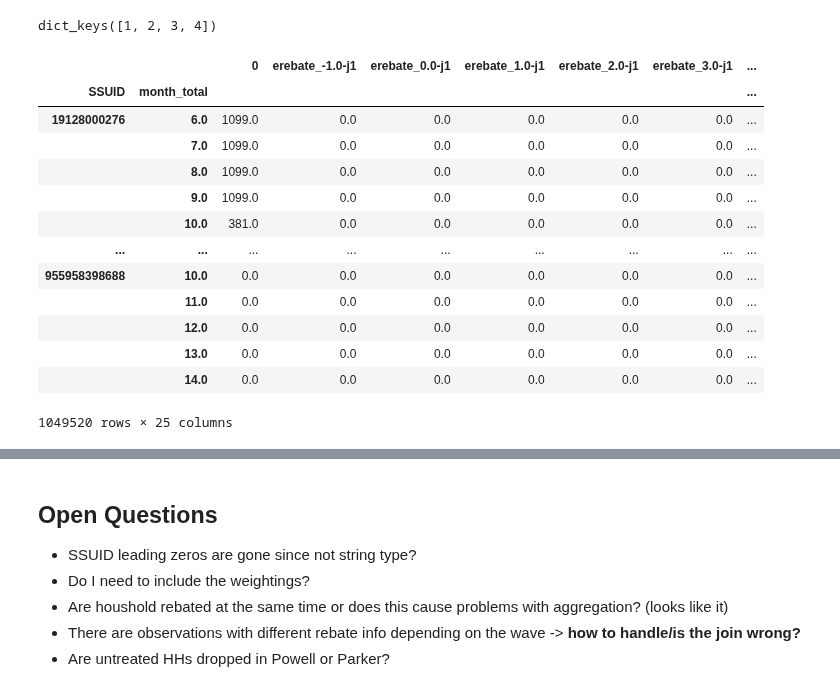
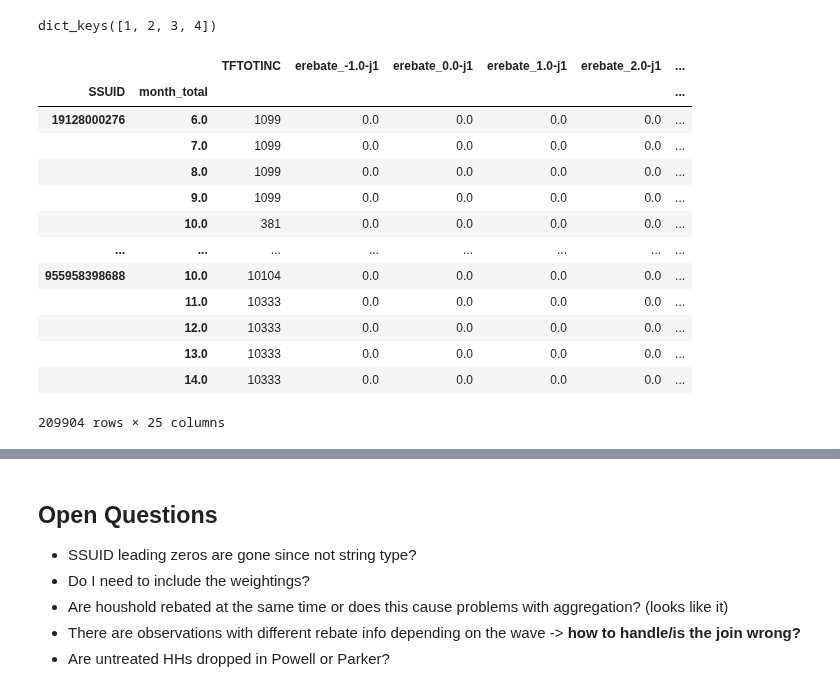
Before and after one commit to MaxDerWeber/MasterThesis, a Jupyter notebook: Data.ipynb, the cells around one changed output, grey strips where cells are left out. Saved outputs shown, nothing was run; the diff lists cells and outputs as text; code cells hidden in the pictures.

Commit message:
FE regression with interaction group dummies.

```diff
--- a/Data.ipynb
+++ b/Data.ipynb
@@ -506,20 +506,6 @@ P-value: 0.0000
 Distribution: F(26247,183642)
 Included effects: Entity, Time
 id: 0x7fa52bc71310
-# %%
-def get_grouping(df_column, group_dict):
-    new_col = df_column.apply(lambda x: next((k for k, v in group_dict.items() if x in v), 0))
-    new_col = new_col.rename(new_col.name + '_flag')
-    return new_col
-
-totinc_dict = {
-    1: range(0,2499),
-    2: range(2500,5999),
-    3: range(5000,12499),
-    4: range(12500,99999)
-}
-
-temp = pd.get_dummies(get_grouping(houshold['TFTOTINC'], totinc_dict))
 # %%
 # next step: estimation with grouping:
 totinc_dict = {
@@ -544,40 +522,40 @@ dict_keys([1, 2, 3, 4])
 # %%
 def get_grouping(df_column, group_dict, reb_dummies_df):
     # get flag indicating the group with the dictionary-mapping:
     new_col = df_column.apply(lambda x: next((k for k, v in group_dict.items() if x in v), 0))
     new_col = new_col.rename(new_col.name + '_flag')
     new_cols = pd.get_dummies(new_col) # get dummies from group flag
 
    # create interaction dummies (group-dummy * rebatelag_dummy) iterating over each group_id and concatenating in the end:
-    df_group_dummies = df_column
+    df_group_dummies = pd.DataFrame(df_column)
     group_lst = group_dict.keys()
     for group_id in group_lst:
         dummies_group = reb_dummies_df.multiply(new_cols[group_id], axis = 'index')
 
         new_dummy_names = []
         for name in dummies_group.columns:
             new_dummy_names.append(name + '-j' + str(group_id))
         dummies_group.columns = new_dummy_names
-        df_group_dummies = pd.concat([df_group_dummies, dummies_group], axis='index')
-        df_group_dummies.replace(np.NaN, 0, inplace = True)
+        df_group_dummies = df_group_dummies.merge(dummies_group,left_index= True, right_index=True)
+        #df_group_dummies.replace(np.NaN, 0, inplace = True)
     return df_group_dummies
 
 
 get_grouping(houshold['TFTOTINC'], totinc_dict, houshold[reb_dummies_lst])
 # %% [output]
-|  |  | 0 | erebate_-1.0-j1 | erebate_0.0-j1 | erebate_1.0-j1 | erebate_2.0-j1 | erebate_3.0-j1 | ... |
-| SSUID | month_total |  |  |  |  |  |  | ... |
-| 19128000276 | 6.0 | 1099.0 | 0.0 | 0.0 | 0.0 | 0.0 | 0.0 | ... |
-|  | 7.0 | 1099.0 | 0.0 | 0.0 | 0.0 | 0.0 | 0.0 | ... |
-|  | 8.0 | 1099.0 | 0.0 | 0.0 | 0.0 | 0.0 | 0.0 | ... |
-|  | 9.0 | 1099.0 | 0.0 | 0.0 | 0.0 | 0.0 | 0.0 | ... |
-|  | 10.0 | 381.0 | 0.0 | 0.0 | 0.0 | 0.0 | 0.0 | ... |
-| ... | ... | ... | ... | ... | ... | ... | ... | ... |
-| 955958398688 | 10.0 | 0.0 | 0.0 | 0.0 | 0.0 | 0.0 | 0.0 | ... |
-|  | 11.0 | 0.0 | 0.0 | 0.0 | 0.0 | 0.0 | 0.0 | ... |
-|  | 12.0 | 0.0 | 0.0 | 0.0 | 0.0 | 0.0 | 0.0 | ... |
-|  | 13.0 | 0.0 | 0.0 | 0.0 | 0.0 | 0.0 | 0.0 | ... |
-|  | 14.0 | 0.0 | 0.0 | 0.0 | 0.0 | 0.0 | 0.0 | ... |
+|  |  | TFTOTINC | erebate_-1.0-j1 | erebate_0.0-j1 | erebate_1.0-j1 | erebate_2.0-j1 | ... |
+| SSUID | month_total |  |  |  |  |  | ... |
+| 19128000276 | 6.0 | 1099 | 0.0 | 0.0 | 0.0 | 0.0 | ... |
+|  | 7.0 | 1099 | 0.0 | 0.0 | 0.0 | 0.0 | ... |
+|  | 8.0 | 1099 | 0.0 | 0.0 | 0.0 | 0.0 | ... |
+|  | 9.0 | 1099 | 0.0 | 0.0 | 0.0 | 0.0 | ... |
+|  | 10.0 | 381 | 0.0 | 0.0 | 0.0 | 0.0 | ... |
+| ... | ... | ... | ... | ... | ... | ... | ... |
+| 955958398688 | 10.0 | 10104 | 0.0 | 0.0 | 0.0 | 0.0 | ... |
+|  | 11.0 | 10333 | 0.0 | 0.0 | 0.0 | 0.0 | ... |
+|  | 12.0 | 10333 | 0.0 | 0.0 | 0.0 | 0.0 | ... |
+|  | 13.0 | 10333 | 0.0 | 0.0 | 0.0 | 0.0 | ... |
+|  | 14.0 | 10333 | 0.0 | 0.0 | 0.0 | 0.0 | ... |
-1049520 rows × 25 columns
+209904 rows × 25 columns
 # %%
 test_group_dummies = get_grouping(houshold['TFTOTINC'], totinc_dict, houshold[reb_dummies_lst])
```
Also changed, not shown: parts of 11 cells of this notebook.
